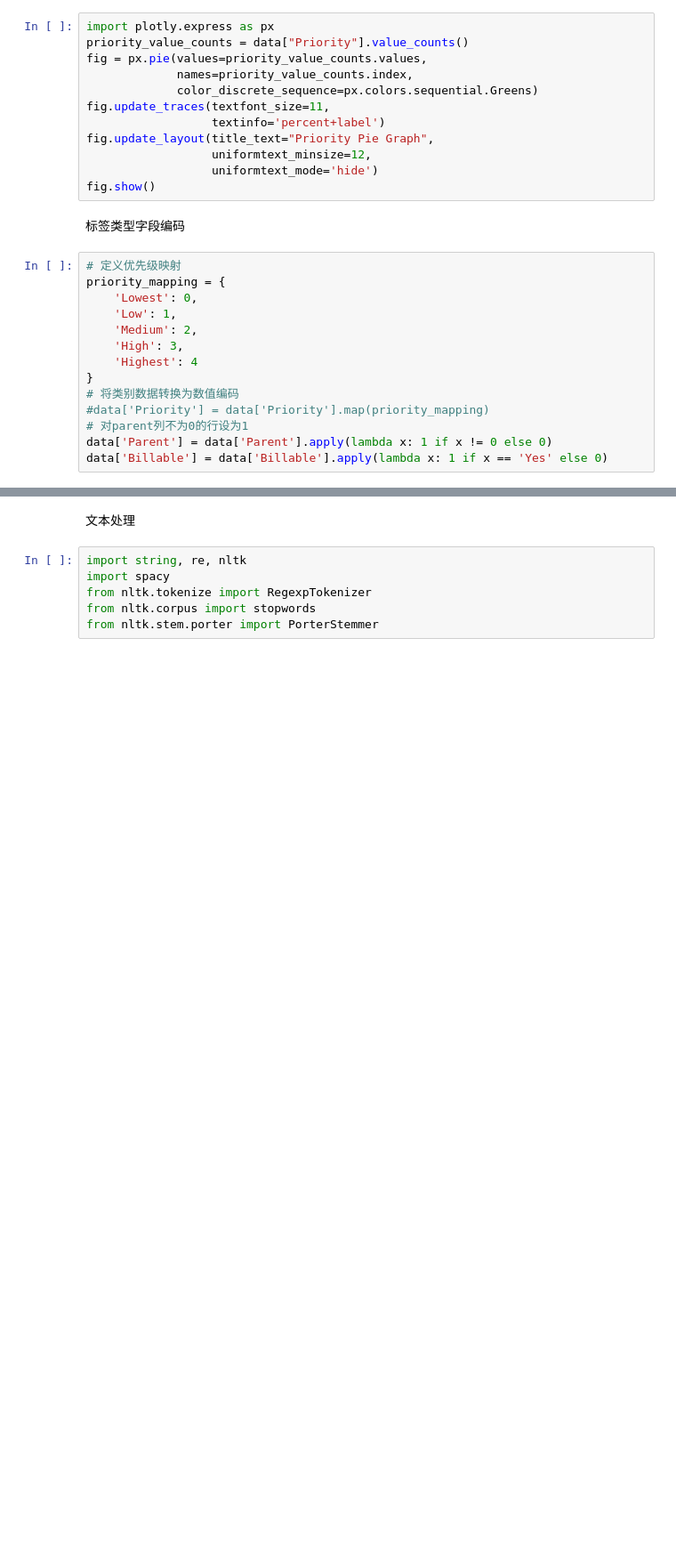
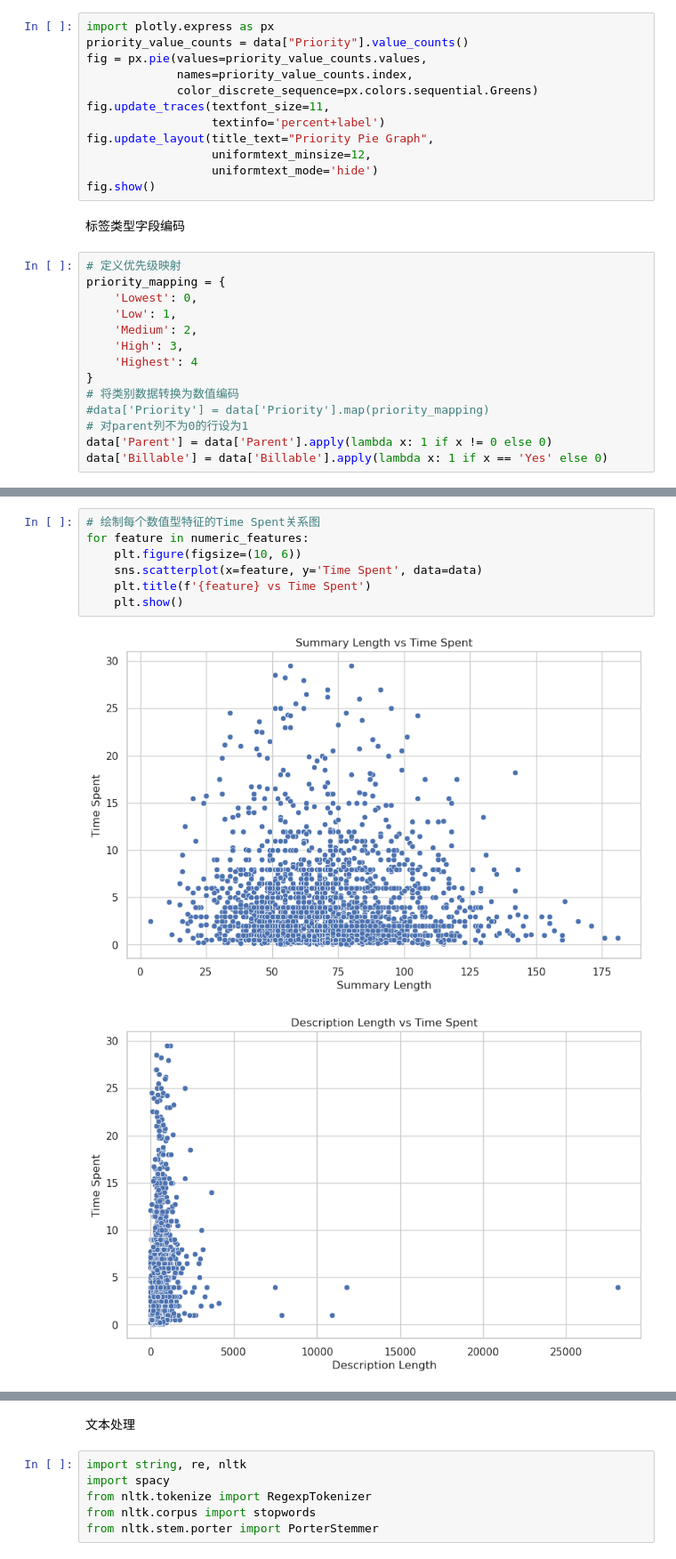
Before and after one commit to dongfangYH/data_science, a Jupyter notebook: jira_trem_bug_spent_time.ipynb, the cells around one changed output, grey strips where cells are left out. Shown at 89% size. Cells and saved outputs as stored; diff of their text form; blank space fills up the shorter version.

```diff
--- a/jira_trem_bug_spent_time.ipynb
+++ b/jira_trem_bug_spent_time.ipynb
@@ -360,3 +379,13 @@ data['Billable'] = data['Billable'].apply(lambda x: 1 if x == 'Yes' else 0)
+# %%
+# 绘制每个数值型特征的Time Spent关系图
+for feature in numeric_features:
+    plt.figure(figsize=(10, 6))
+    sns.scatterplot(x=feature, y='Time Spent', data=data)
+    plt.title(f'{feature} vs Time Spent')
+    plt.show()
+# %% [output]
+[figure, added]
+[figure, added]
 # %%
 from sklearn.preprocessing import StandardScaler, LabelEncoder
 # 编码标签类型数据 'Affects versions',
```
Also changed, not shown: parts of 33 cells of this notebook, 1 other file.
